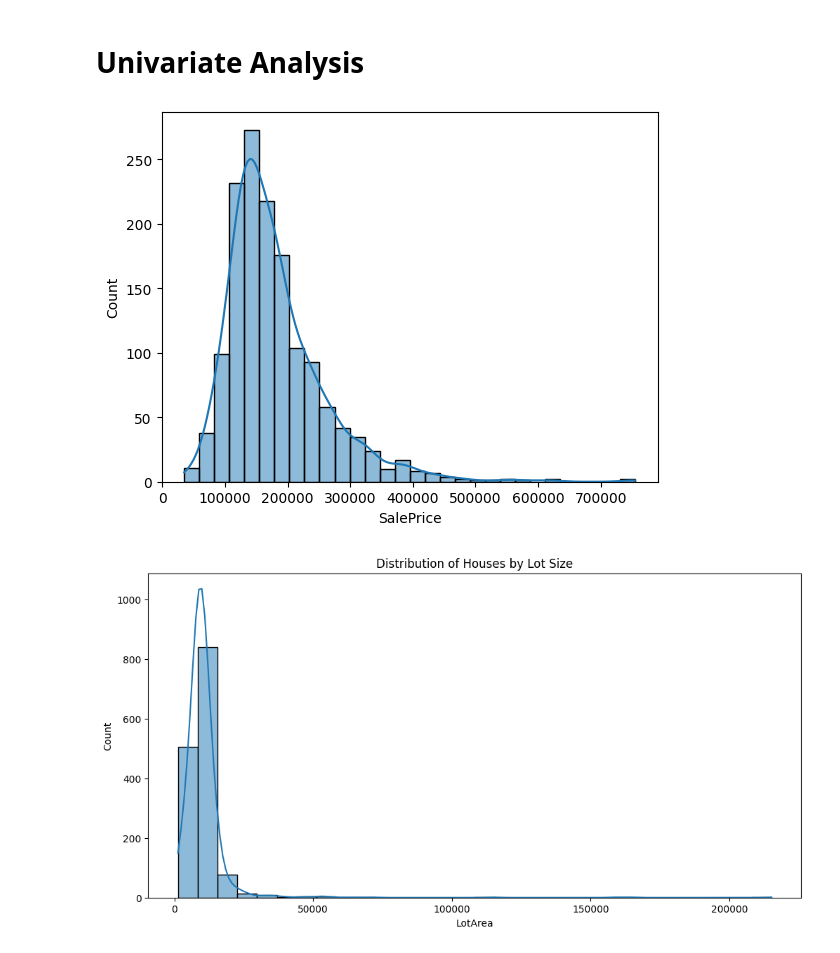
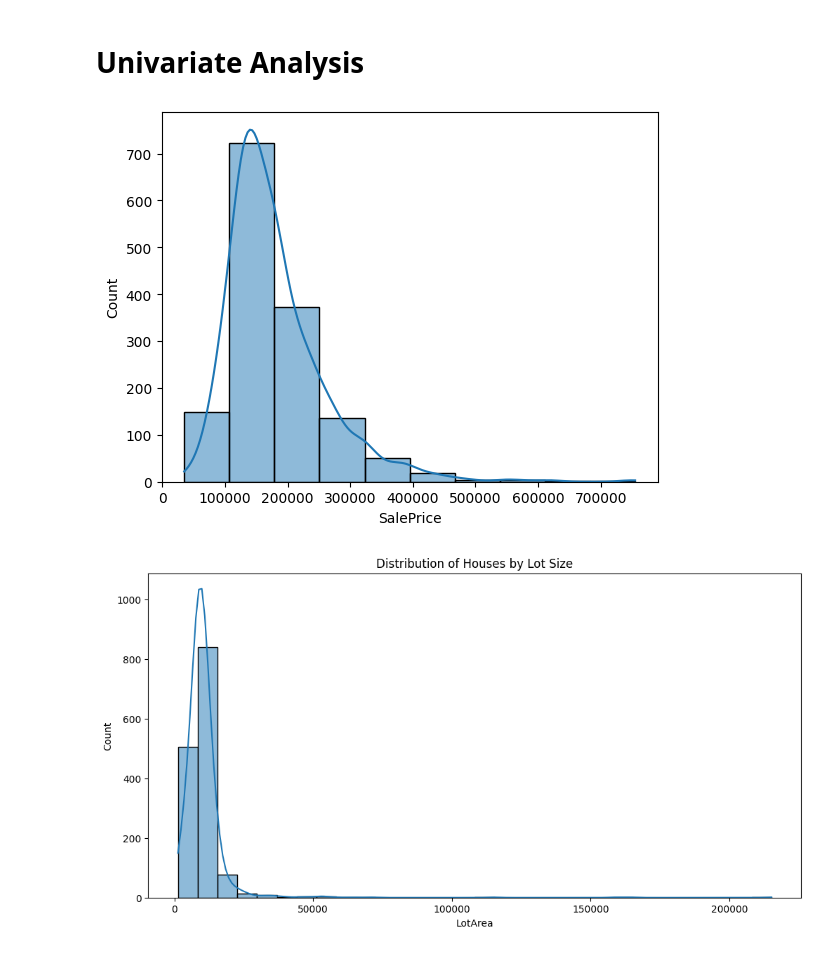
Before and after one commit to Meenakshigupta6527/EDA-for-Real-Estate-Pricing, a Jupyter notebook: Exploratory_Data_Analysis_for_Real_Estate_Pricing.ipynb, the cells around one changed output. Cells and saved outputs as stored; diff of their text form; code cells hidden in the pictures.

```diff
--- a/Exploratory_Data_Analysis_for_Real_Estate_Pricing.ipynb
+++ b/Exploratory_Data_Analysis_for_Real_Estate_Pricing.ipynb
@@ -89,6 +89,6 @@ dataset1['Alley'].isnull().sum()
 # %% [output]
 1369
 # %%
-dataset1.drop(['Alley'],axis=1,inplace=True)
+dataset1.drop(['Alley'],axis=1)
 dataset1
 # %% [output]
@@ -269,10 +325,10 @@ df_ml.duplicated().sum()
 import seaborn as sns
 import matplotlib.pyplot as plt
 # %%
-sns.histplot(df_ml['SalePrice'], kde=True, bins=30)
+sns.histplot(df_ml['SalePrice'], kde=True, bins=10)
 plt.show()
 # %% [output]
-[figure, old version]
+[figure, new version]
 # %%
 plt.figure(figsize=(12,6))
 sns.histplot(df_ml['LotArea'], kde=True, bins=30)
```
Also changed, not shown: parts of 17 cells of this notebook.
